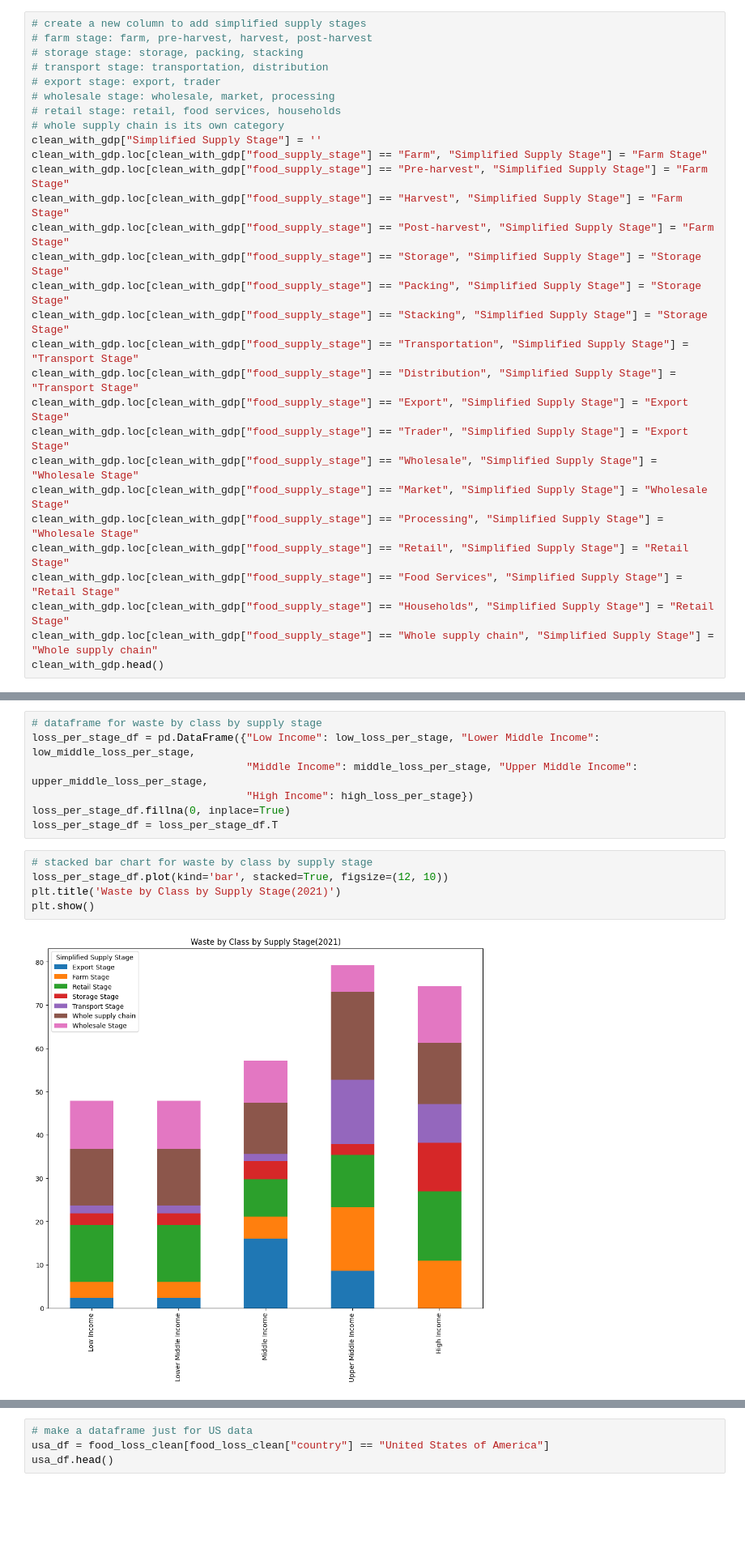
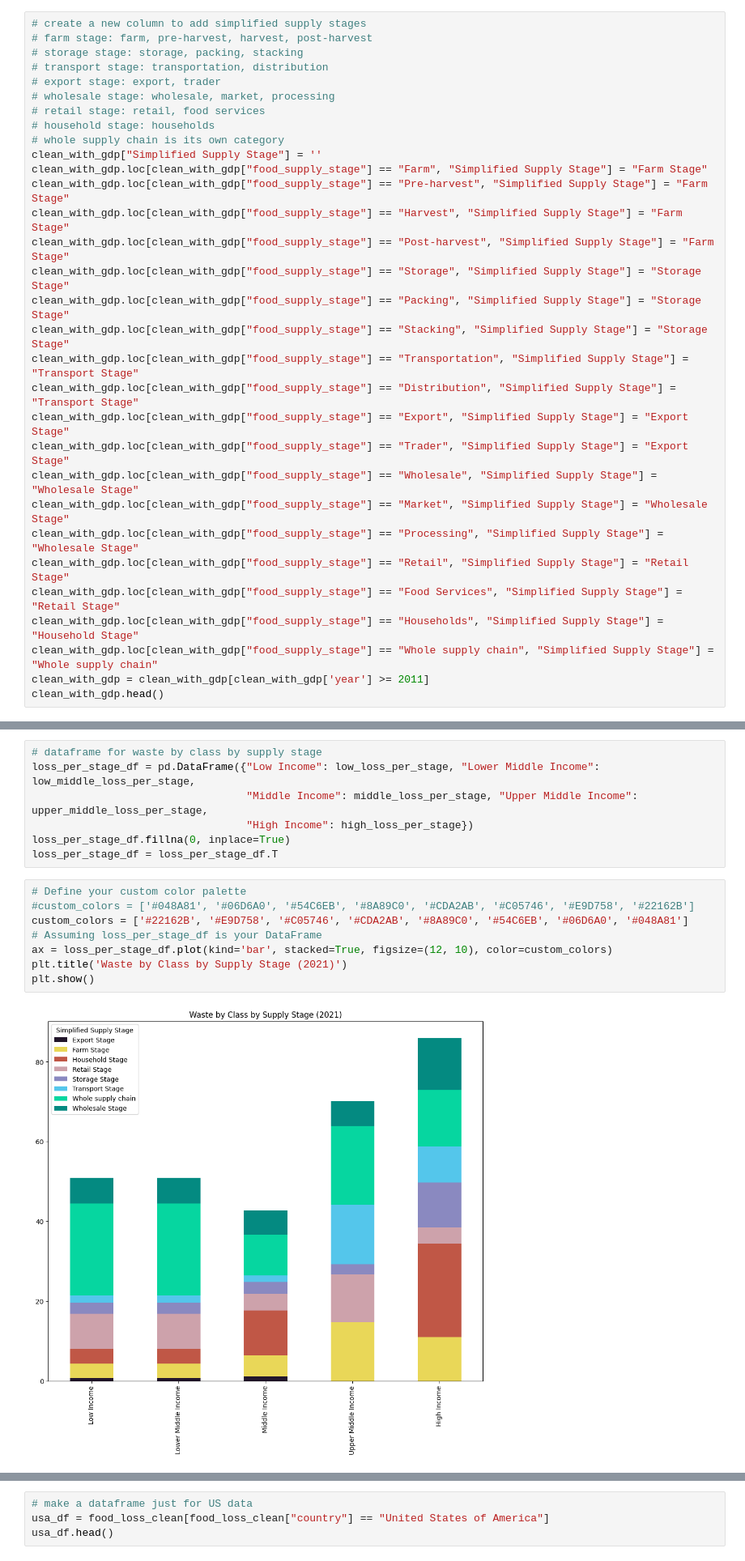
Before and after one commit to alanisrperez/food-waste-patterns, a Jupyter notebook: food-waste-tatyana.ipynb, the cells around one changed output, grey strips where cells are left out. Shown at 81% size. Drawn from its saved outputs; the diff is of its cells as text; blank space fills up the shorter version.

Commit message:
updated colors

```diff
--- a/food-waste-tatyana.ipynb
+++ b/food-waste-tatyana.ipynb
@@ -615,7 +615,8 @@ clean_with_gdp.head()
 # transport stage: transportation, distribution
 # export stage: export, trader
 # wholesale stage: wholesale, market, processing
-# retail stage: retail, food services, households
+# retail stage: retail, food services
+# household stage: households
 # whole supply chain is its own category
 clean_with_gdp["Simplified Supply Stage"] = ''
 clean_with_gdp.loc[clean_with_gdp["food_supply_stage"] == "Farm", "Simplified Supply Stage"] = "Farm Stage"
@@ -634,8 +635,9 @@ clean_with_gdp.loc[clean_with_gdp["food_supply_stage"] == "Market", "Simplified
 clean_with_gdp.loc[clean_with_gdp["food_supply_stage"] == "Processing", "Simplified Supply Stage"] = "Wholesale Stage"
 clean_with_gdp.loc[clean_with_gdp["food_supply_stage"] == "Retail", "Simplified Supply Stage"] = "Retail Stage"
 clean_with_gdp.loc[clean_with_gdp["food_supply_stage"] == "Food Services", "Simplified Supply Stage"] = "Retail Stage"
-clean_with_gdp.loc[clean_with_gdp["food_supply_stage"] == "Households", "Simplified Supply Stage"] = "Retail Stage"
+clean_with_gdp.loc[clean_with_gdp["food_supply_stage"] == "Households", "Simplified Supply Stage"] = "Household Stage"
 clean_with_gdp.loc[clean_with_gdp["food_supply_stage"] == "Whole supply chain", "Simplified Supply Stage"] = "Whole supply chain"
+clean_with_gdp = clean_with_gdp[clean_with_gdp['year'] >= 2011]
 clean_with_gdp.head()
 # %% [output]
 |  | m49_code | country | region | commodity | year | loss_percentage | loss_percentage_original | loss_quantity | ... |
@@ -731,12 +736,15 @@ loss_per_stage_df = pd.DataFrame({"Low Income": low_loss_per_stage, "Lower Middl
 loss_per_stage_df.fillna(0, inplace=True)
 loss_per_stage_df = loss_per_stage_df.T
 # %%
-# stacked bar chart for waste by class by supply stage
-loss_per_stage_df.plot(kind='bar', stacked=True, figsize=(12, 10))
-plt.title('Waste by Class by Supply Stage(2021)')
+# Define your custom color palette
+#custom_colors = ['#048A81', '#06D6A0', '#54C6EB', '#8A89C0', '#CDA2AB', '#C05746', '#E9D758', '#22162B']
+custom_colors = ['#22162B', '#E9D758', '#C05746', '#CDA2AB', '#8A89C0', '#54C6EB', '#06D6A0', '#048A81']
+# Assuming loss_per_stage_df is your DataFrame
+ax = loss_per_stage_df.plot(kind='bar', stacked=True, figsize=(12, 10), color=custom_colors)
+plt.title('Waste by Class by Supply Stage (2021)')
 plt.show()
 # %% [output]
-[figure, old version]
+[figure, new version]
 # %% [markdown]
 # Explanation:
 This is a stacked bar graph showing waste by supply stage by class. I got the data from merging our first dataset with GDP figures from the World Bank. Each bar represents an income class, and is broken down into stages. There are probably ways to make it look better, but I think this is a good one to use and gives us a lot to talk about! Some examples: higher income countries have more waste overall, but fewer stages in which food is lost (example: there is no waste during post-harvest in wealthier countries, or at least none that was reported). Middle and High-income countries also waste a lot more food in households, whereas lower-income countries generate more waste during harvest.
```
Also changed, not shown: parts of 7 cells of this notebook.
